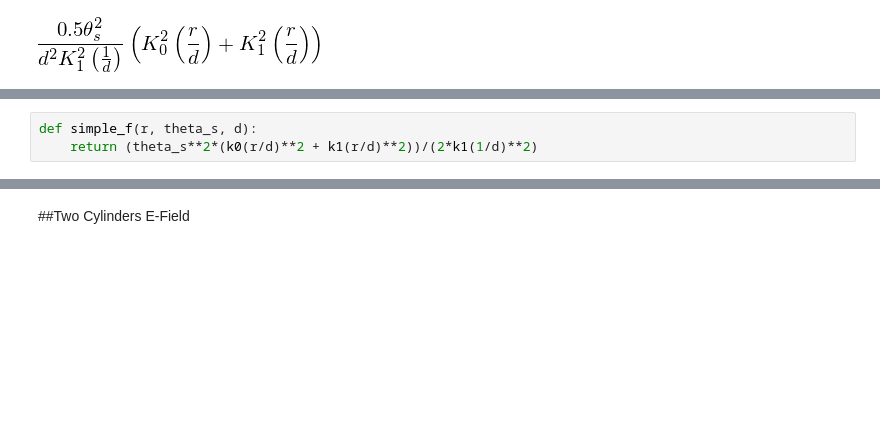
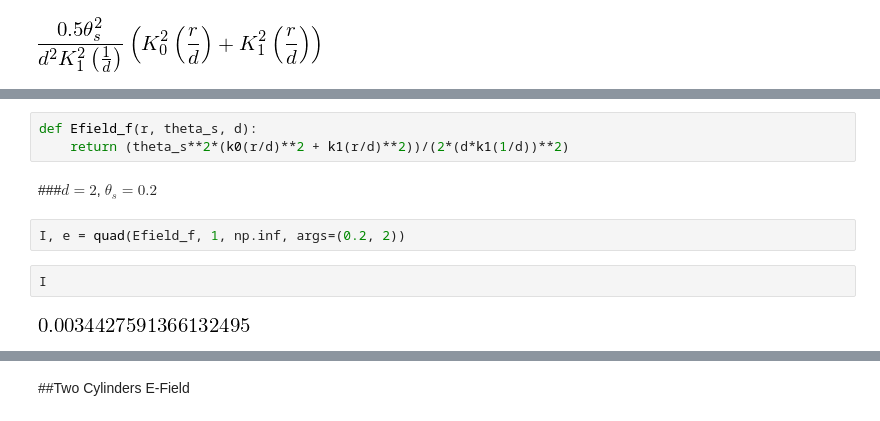
Before and after one commit to brettavedisian/Liquid-Crystals, a Jupyter notebook: sympy.ipynb, the cells around one changed output, grey strips where cells are left out. Saved outputs shown, nothing was run; the diff lists cells and outputs as text; blank space fills up the shorter version.

```diff
--- a/sympy.ipynb
+++ b/sympy.ipynb
@@ -104,3 +85,11 @@ simplify(f(r, phi, theta_s, 1, d, dxnx, dynx, dxny, dyny))
 # %%
-def simple_f(r, theta_s, d):
-    return (theta_s**2*(k0(r/d)**2 + k1(r/d)**2))/(2*k1(1/d)**2)
+def Efield_f(r, theta_s, d):
+    return (theta_s**2*(k0(r/d)**2 + k1(r/d)**2))/(2*(d*k1(1/d))**2)
+# %% [markdown]
+###$d = 2$, $\theta_s = 0.2$
+# %%
+I, e = quad(Efield_f, 1, np.inf, args=(0.2, 2))
+# %%
+I
+# %% [output]
+[figure, added]
```
Also changed, not shown: parts of 14 cells of this notebook.
